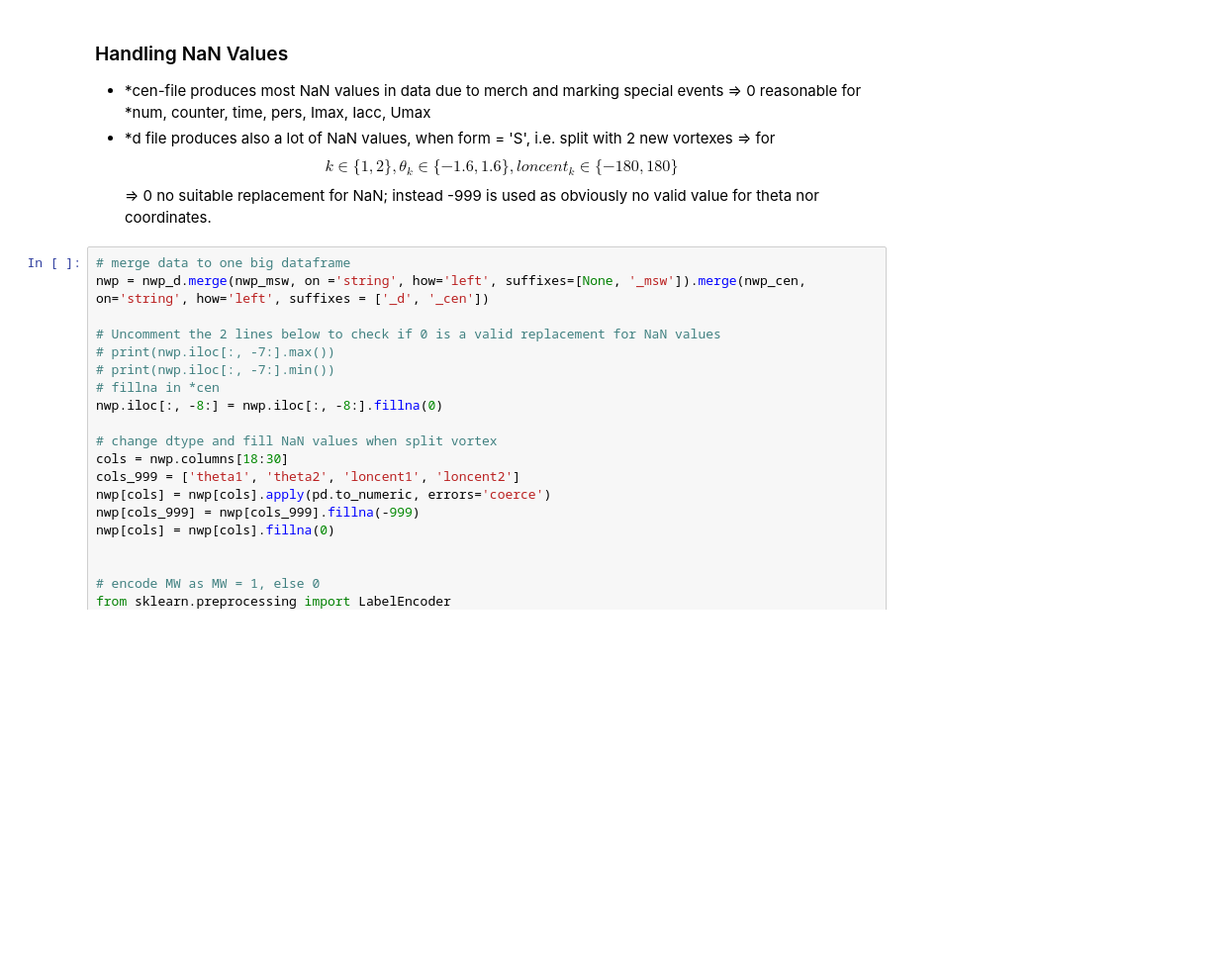
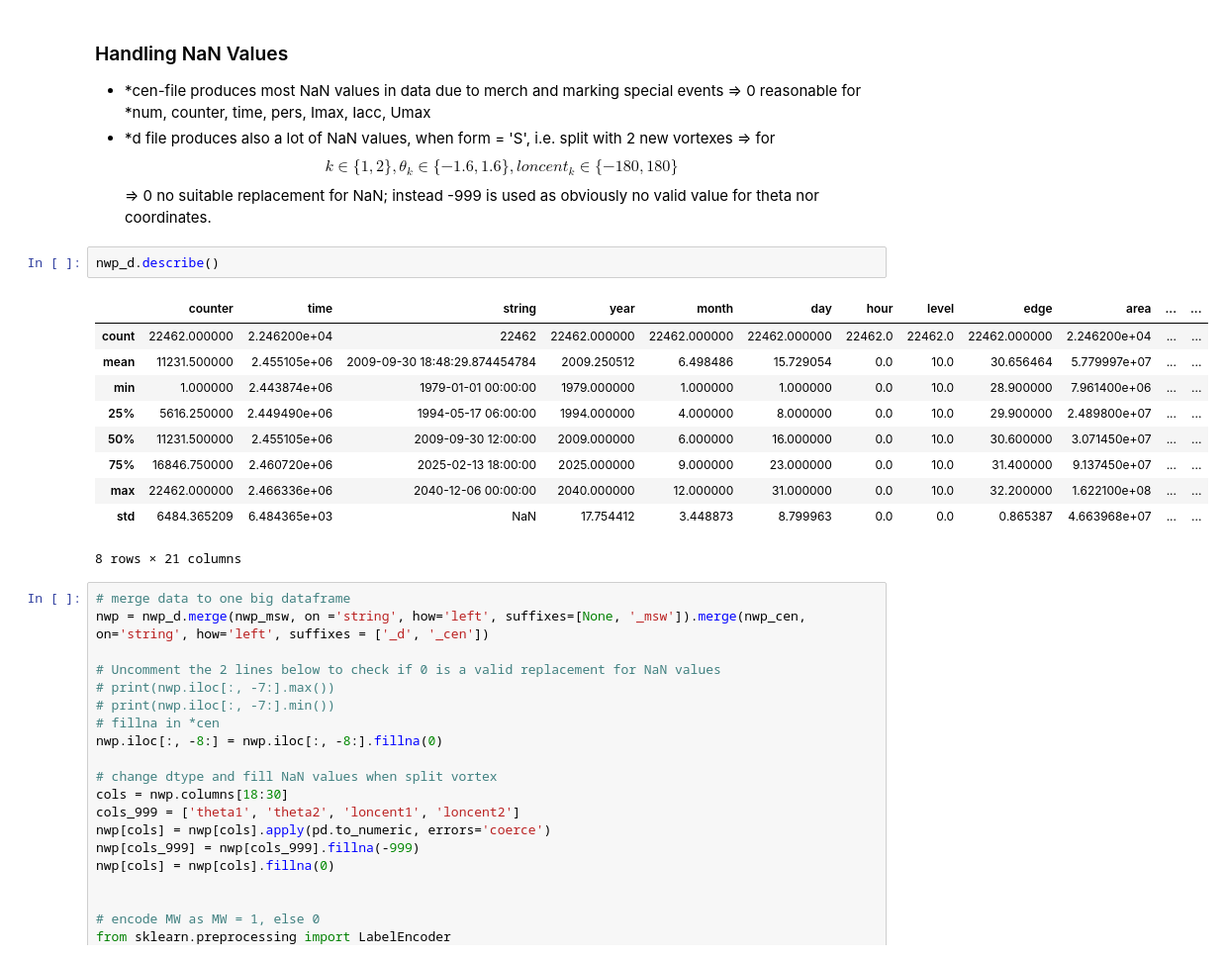
Before and after one commit to hGl0/arctic, a Jupyter notebook: notebooks/UserStory_NWP.ipynb, the cells around one changed output. Shown at 99% size. Cells and saved outputs as stored; diff of their text form; blank space fills up the shorter version.

```diff
--- a/notebooks/UserStory_NWP.ipynb
+++ b/notebooks/UserStory_NWP.ipynb
@@ -111,6 +111,19 @@ memory usage: 6.0+ MB
 ### Handling NaN Values
 - *cen-file produces most NaN values in data due to merch and marking special events &rArr; 0 reasonable for *num, counter, time, pers, Imax, Iacc, Umax
 - *d file produces also a lot of NaN values, when form = 'S', i.e. split with 2 new vortexes &rArr; for $$k\in\{1,2\}, \theta_k \in \{-1.6, 1.6\}, loncent_k \in \{-180, 180\}$$ &rArr; 0 no suitable replacement for NaN; instead -999 is used as obviously no valid value for theta nor coordinates.
+# %%
+nwp_d.describe()
+# %% [output]
+|  | counter | time | string | year | month | day | hour | level | edge | area | ... | ... |
+| count | 22462.000000 | 2.246200e+04 | 22462 | 22462.000000 | 22462.000000 | 22462.000000 | 22462.0 | 22462.0 | 22462.000000 | 2.246200e+04 | ... | ... |
+| mean | 11231.500000 | 2.455105e+06 | 2009-09-30 18:48:29.874454784 | 2009.250512 | 6.498486 | 15.729054 | 0.0 | 10.0 | 30.656464 | 5.779997e+07 | ... | ... |
+| min | 1.000000 | 2.443874e+06 | 1979-01-01 00:00:00 | 1979.000000 | 1.000000 | 1.000000 | 0.0 | 10.0 | 28.900000 | 7.961400e+06 | ... | ... |
+| 25% | 5616.250000 | 2.449490e+06 | 1994-05-17 06:00:00 | 1994.000000 | 4.000000 | 8.000000 | 0.0 | 10.0 | 29.900000 | 2.489800e+07 | ... | ... |
+| 50% | 11231.500000 | 2.455105e+06 | 2009-09-30 12:00:00 | 2009.000000 | 6.000000 | 16.000000 | 0.0 | 10.0 | 30.600000 | 3.071450e+07 | ... | ... |
+| 75% | 16846.750000 | 2.460720e+06 | 2025-02-13 18:00:00 | 2025.000000 | 9.000000 | 23.000000 | 0.0 | 10.0 | 31.400000 | 9.137450e+07 | ... | ... |
+| max | 22462.000000 | 2.466336e+06 | 2040-12-06 00:00:00 | 2040.000000 | 12.000000 | 31.000000 | 0.0 | 10.0 | 32.200000 | 1.622100e+08 | ... | ... |
+| std | 6484.365209 | 6.484365e+03 | NaN | 17.754412 | 3.448873 | 8.799963 | 0.0 | 0.0 | 0.865387 | 4.663968e+07 | ... | ... |
+8 rows × 21 columns
 # %%
 # merge data to one big dataframe
 nwp = nwp_d.merge(nwp_msw, on ='string', how='left', suffixes=[None, '_msw']).merge(nwp_cen, on='string', how='left', suffixes = ['_d', '_cen'])
```
Also changed, not shown: 6 other files.
